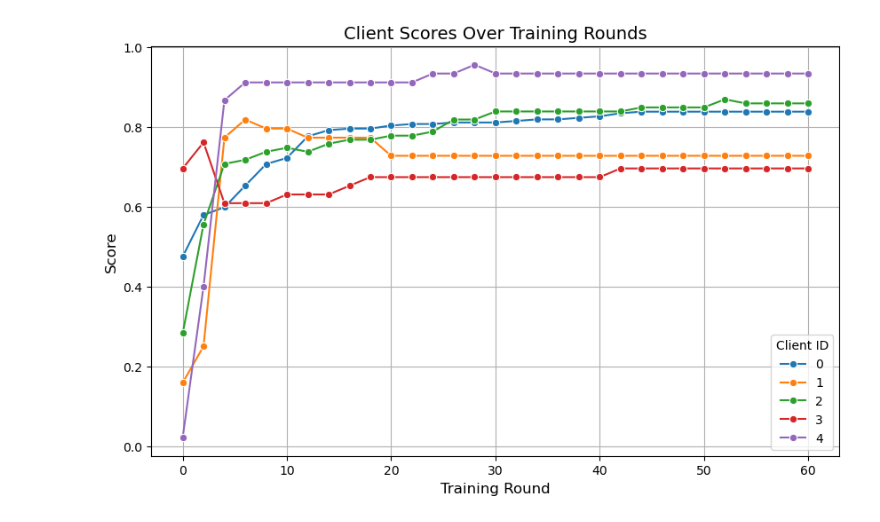
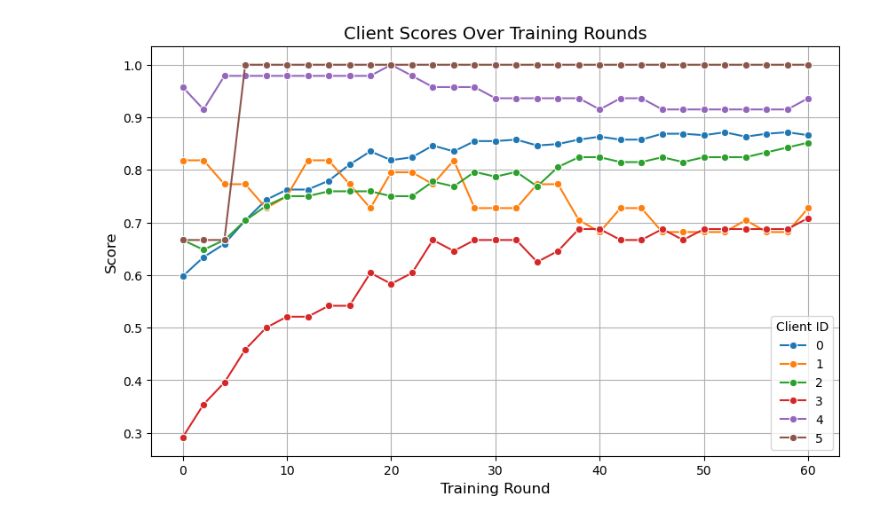
Before and after one commit to Chen-Yulin/FLamby, a Jupyter notebook: playground/TCGA/federated.ipynb, the cells around one changed output. Drawn from its saved outputs; the diff is of its cells as text; code cells hidden in the pictures.

```diff
--- a/playground/TCGA/federated.ipynb
+++ b/playground/TCGA/federated.ipynb
@@ -26,3 +26,29 @@ warnings.filterwarnings("ignore")
 from flamby.datasets.fed_tcga_brca import FedTcgaBrca as FedDataset
 from flamby.strategies.fed_avg_log import FedAvgWithLog as strat
 from tqdm import tqdm
+from flamby.utils import evaluate_model_on_tests
+train_dataloaders = [
+            torch.utils.data.DataLoader(
+                FedDataset(center = i, train = True, pooled = False),
+                batch_size = BATCH_SIZE,
+                shuffle = True,
+                num_workers = 0
+            )
+            for i in range(NUM_CLIENTS)
+        ]
+
+lossfunc = BaselineLoss()
+m = Baseline()
+# Federated Learning loop
+# 2nd line of code to change to switch to another strategy (feed the FL strategy the right HPs)
+args = {
+            "training_dataloaders": train_dataloaders,
+            "model": m,
+            "loss": lossfunc,
+            "optimizer_class": torch.optim.Adam,
+            "learning_rate": LR / 50.0,
+            "num_updates": 40,
+# This helper function returns the number of rounds necessary to perform approximately as many
+# epochs on each local dataset as with the pooled training
+            "nrounds": get_nb_max_rounds(40),
+        }
@@ -59,14 +56,14 @@ args = {
 s = strat(**args)
 results = []
 
-for client_id in range(NUM_CLIENTS-1):
+for client_id in range(NUM_CLIENTS):
     test_dataset = FedTcgaBrca(center=client_id, train=False, pooled=False)
     test_dataloader = torch.utils.data.DataLoader(
         test_dataset,
         batch_size=BATCH_SIZE,
-        shuffle=False,
+        shuffle=True,
         num_workers=4,
-        drop_last=True,
+        drop_last=False,
     )
     results.append((client_id,evaluate_model_on_tests(s.models_list[client_id].model, [test_dataloader], metric, use_tqdm=False)))
 for rounds in tqdm(range(60)):
@@ -74,52 +71,51 @@ for rounds in tqdm(range(60)):
 
     if (rounds+1) % 2 == 0:
     # evaluation for clients
-        for client_id in range(NUM_CLIENTS-1):
+        for client_id in range(NUM_CLIENTS):
             test_dataset = FedTcgaBrca(center=client_id, train=False, pooled=False)
             test_dataloader = torch.utils.data.DataLoader(
                 test_dataset,
                 batch_size=BATCH_SIZE,
-                shuffle=False,
+                shuffle=True,
                 num_workers=4,
-                drop_last=True,
+                drop_last=False,
             )
-
             results.append((client_id,evaluate_model_on_tests(s.models_list[client_id].model, [test_dataloader], metric, use_tqdm=False)))
 # %%
 import pandas as pd
 import seaborn as sns
 import matplotlib.pyplot as plt
 
-# 按组整理数据（5个一组）
+# 按组整理数据（6个一组）
 grouped_data = []
-group_size = 5
+group_size = 6
 for i in range(0, len(results), group_size):
     group = results[i:i + group_size]
     grouped_data.append(group)
 
 # 转换为适合绘图的数据格式
 data = []
 for group_idx, group in enumerate(grouped_data):
     for client_id, score_data in group:
         data.append({
             'Training Round': (group_idx) * 2,
             'Client ID': client_id,
             'Score': score_data['client_test_0']
         })
 
 # 创建 DataFrame
 df = pd.DataFrame(data)
 
 # 使用 seaborn 绘图
 plt.figure(figsize=(10, 6))
 sns.lineplot(data=df, x='Training Round', y='Score', hue='Client ID', marker='o', palette='tab10')
 
 # 添加标题和标签
 plt.title('Client Scores Over Training Rounds', fontsize=14)
 plt.xlabel('Training Round', fontsize=12)
 plt.ylabel('Score', fontsize=12)
 plt.legend(title='Client ID')
 plt.grid(True)
 plt.show()
 # %% [output]
-[figure, old version]
+[figure, new version]
```
Also changed, not shown: parts of 3 cells of this notebook, 1 other file.
